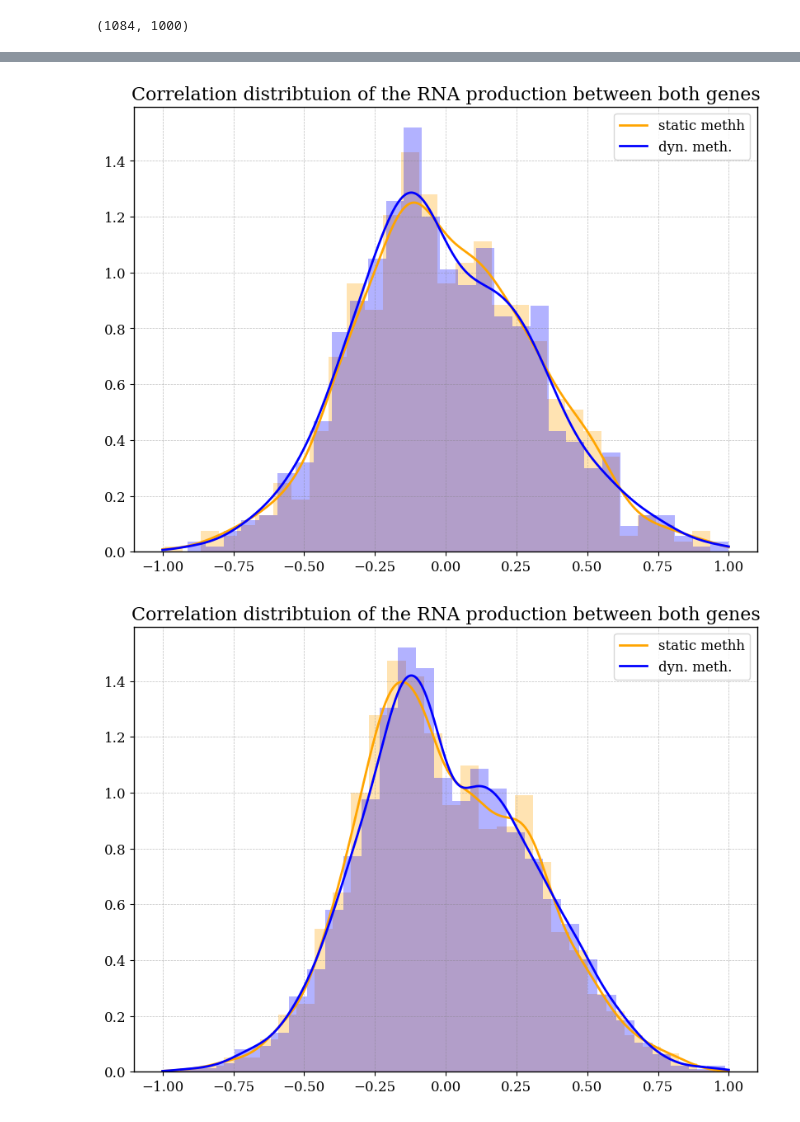
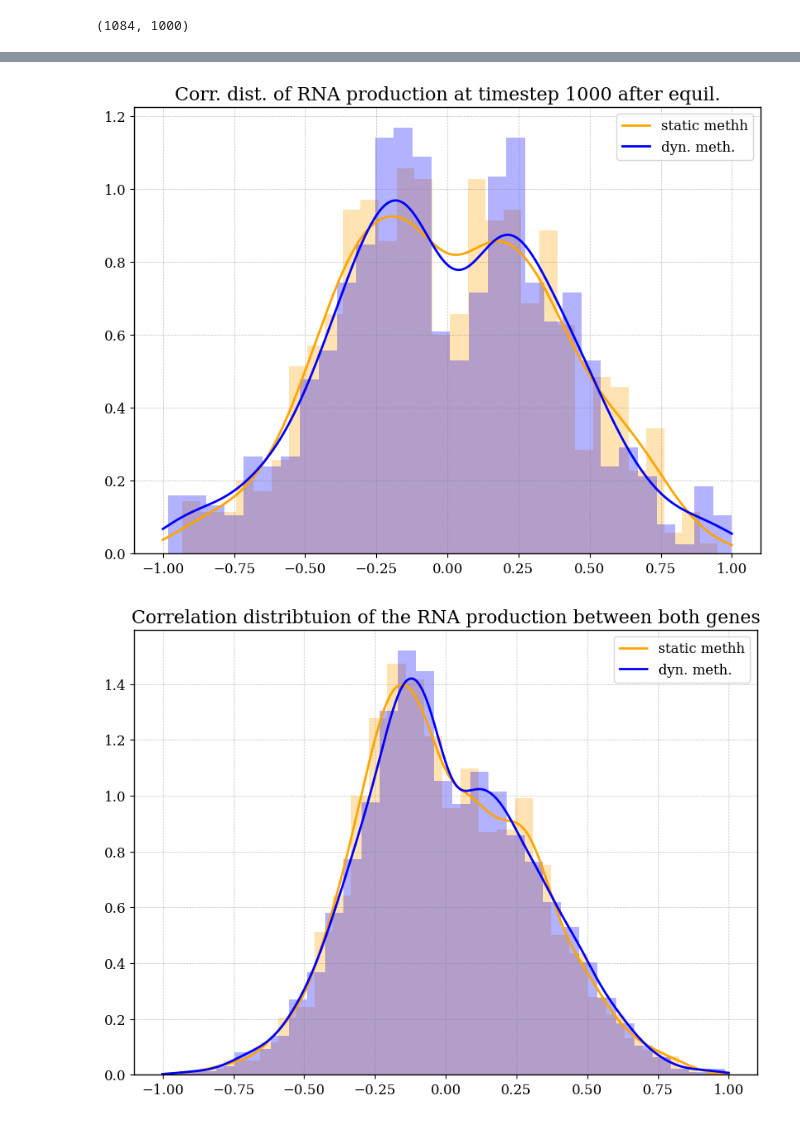
Before and after one commit to RicemanBoy/trafficRNA, a Jupyter notebook: trafficRNA.ipynb, the cells around one changed output, grey strips where cells are left out. Cells and saved outputs as stored; diff of their text form; code cells hidden in the pictures.

Commit message:
smaller window, stronger correlation

```diff
--- a/trafficRNA.ipynb
+++ b/trafficRNA.ipynb
@@ -51,33 +51,31 @@ print(nice)
 # %%
 mod_corrx, mod_corrxm = corrx.T, corrxm.T
 
 time = 1000
 
 corr1 = mod_corrx[:][time]
 corrm1 = mod_corrxm[:][time]
 
 corr1 = [i for i in corr1 if i != 100]
 corrm1 = [i for i in corrm1 if i != 100]
-
-time = 1000
 
 kde = stats.gaussian_kde(corr1)
 
 kde_m = stats.gaussian_kde(corrm1)
 
 xx = np.linspace(-1,1, 1000)
 fig, ax = plt.subplots(figsize=(8,6))
 
 ax.hist(corr1, density=True, bins=30, alpha=0.3, color="orange")
 ax.hist(corrm1, density=True, bins=30, alpha=0.3, color="blue")
 ax.plot(xx, kde(xx), label="static methh", color="orange")
 ax.plot(xx, kde_m(xx), label="dyn. meth.", color="blue")
 plt.legend()
-plt.title("Correlation distribtuion of the RNA production between both genes")
-#plt.savefig("figures/corr1.png", dpi=300)
+plt.title("Corr. dist. of RNA production at timestep {} after equil.".format(time))
+plt.savefig("figures/corr11.png", dpi=300)
 plt.show()
 # %% [output]
-[figure, old version]
+[figure, new version]
 # %%
 corrm1 = [i for i in corrm if ~np.isnan(i)]
 
```
Also changed, not shown: parts of 1 cell of this notebook, 10 other files.
